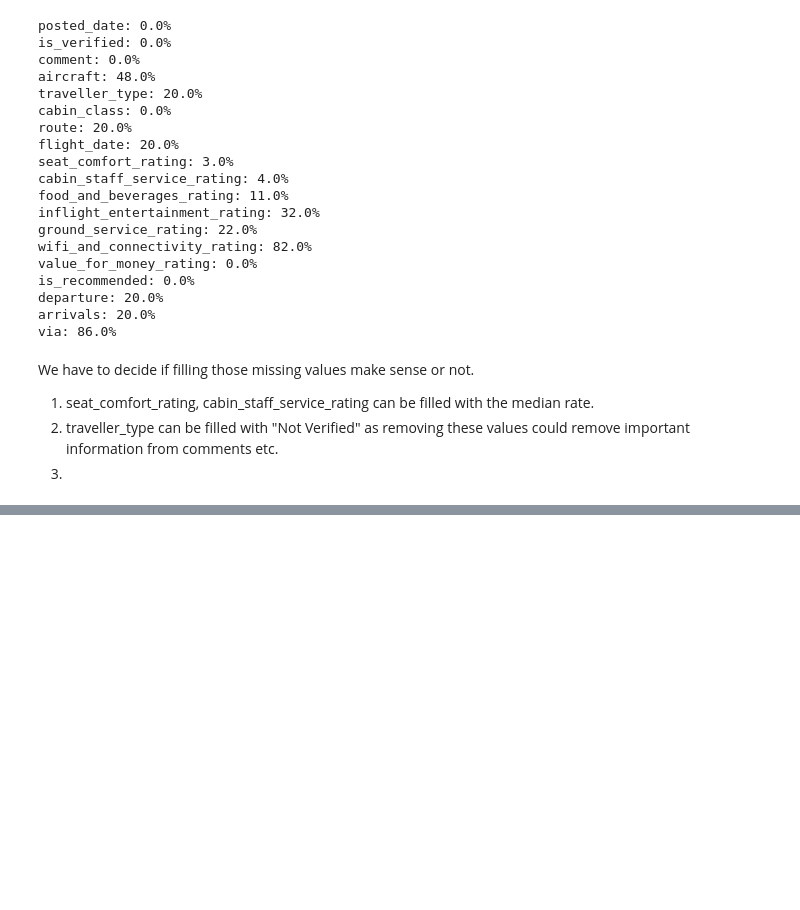
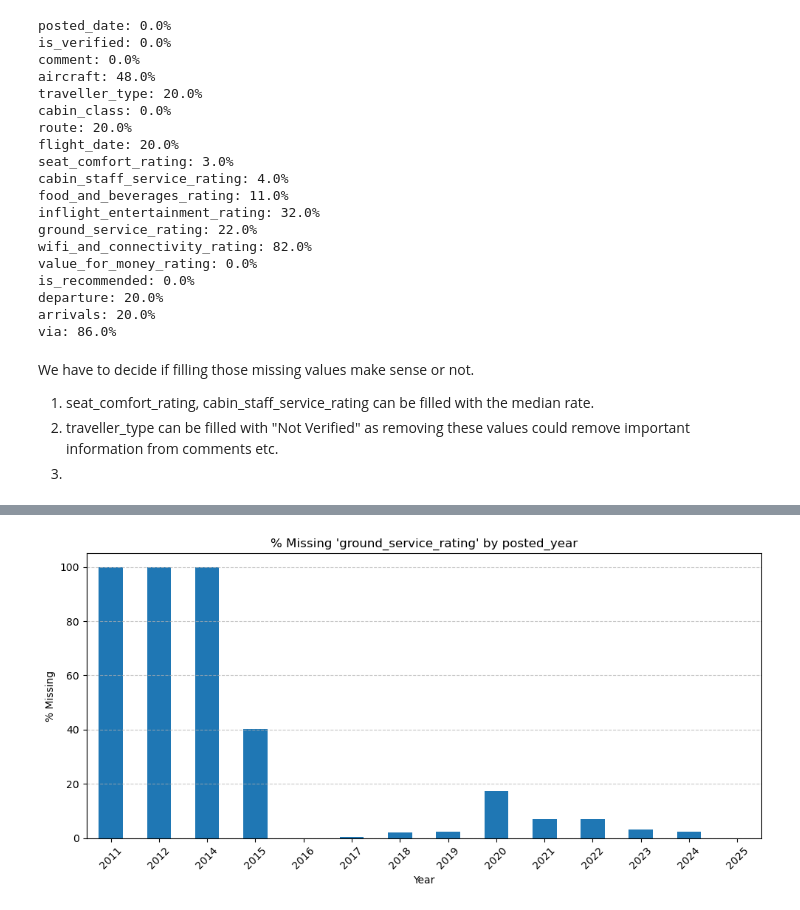
Before and after one commit to Arian-MU/BritishAirways, a Jupyter notebook: data-analysis.ipynb, the cells around one changed output, grey strips where cells are left out. Saved outputs shown, nothing was run; the diff lists cells and outputs as text; code cells hidden in the pictures; blank space fills up the shorter version.

```diff
--- a/data-analysis.ipynb
+++ b/data-analysis.ipynb
@@ -287,0 +491,4 @@ df.cabin_staff_service_rating.median()
+# %%
+plot_missingness_by_year(df, 'ground_service_rating')
+# %% [output]
+[figure, added]
```
Also changed, not shown: parts of 20 cells of this notebook.
